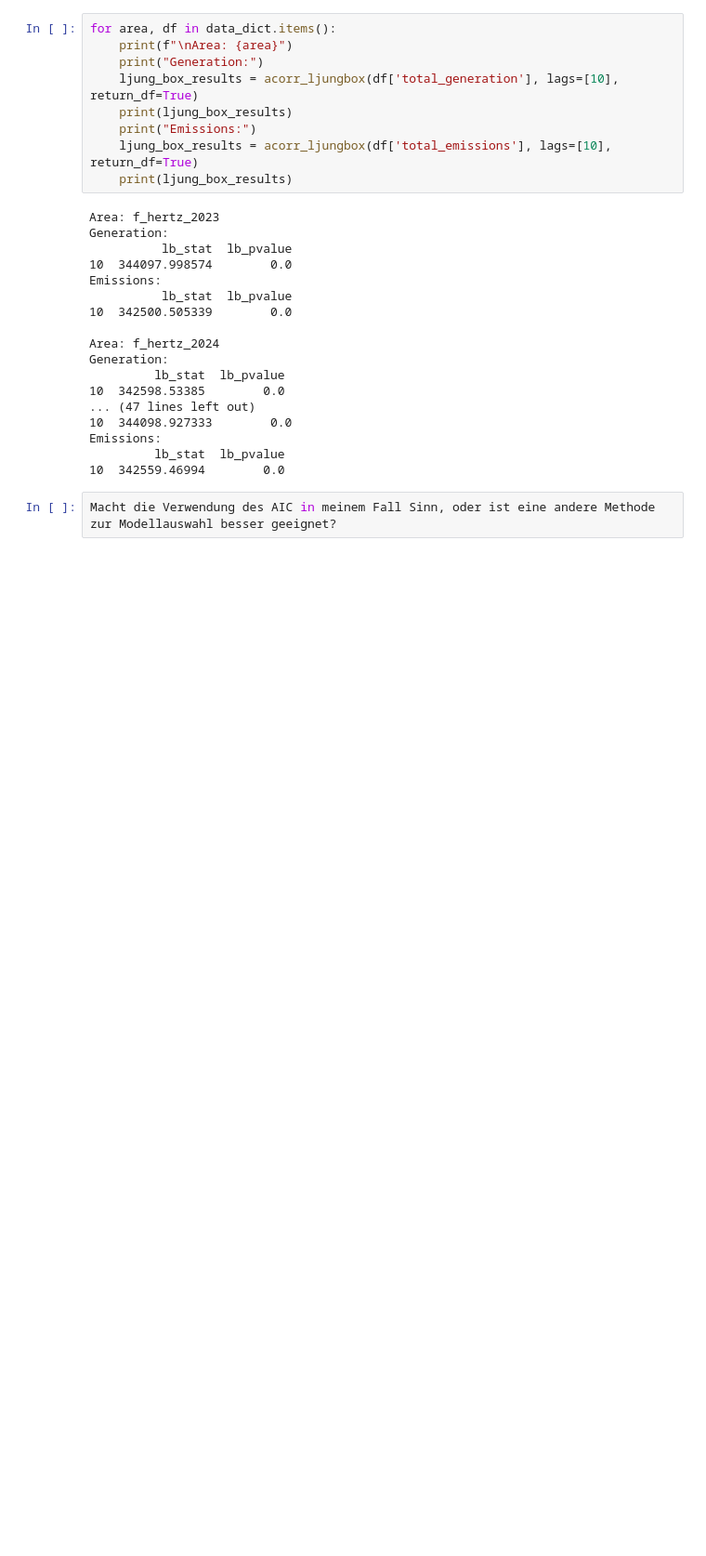
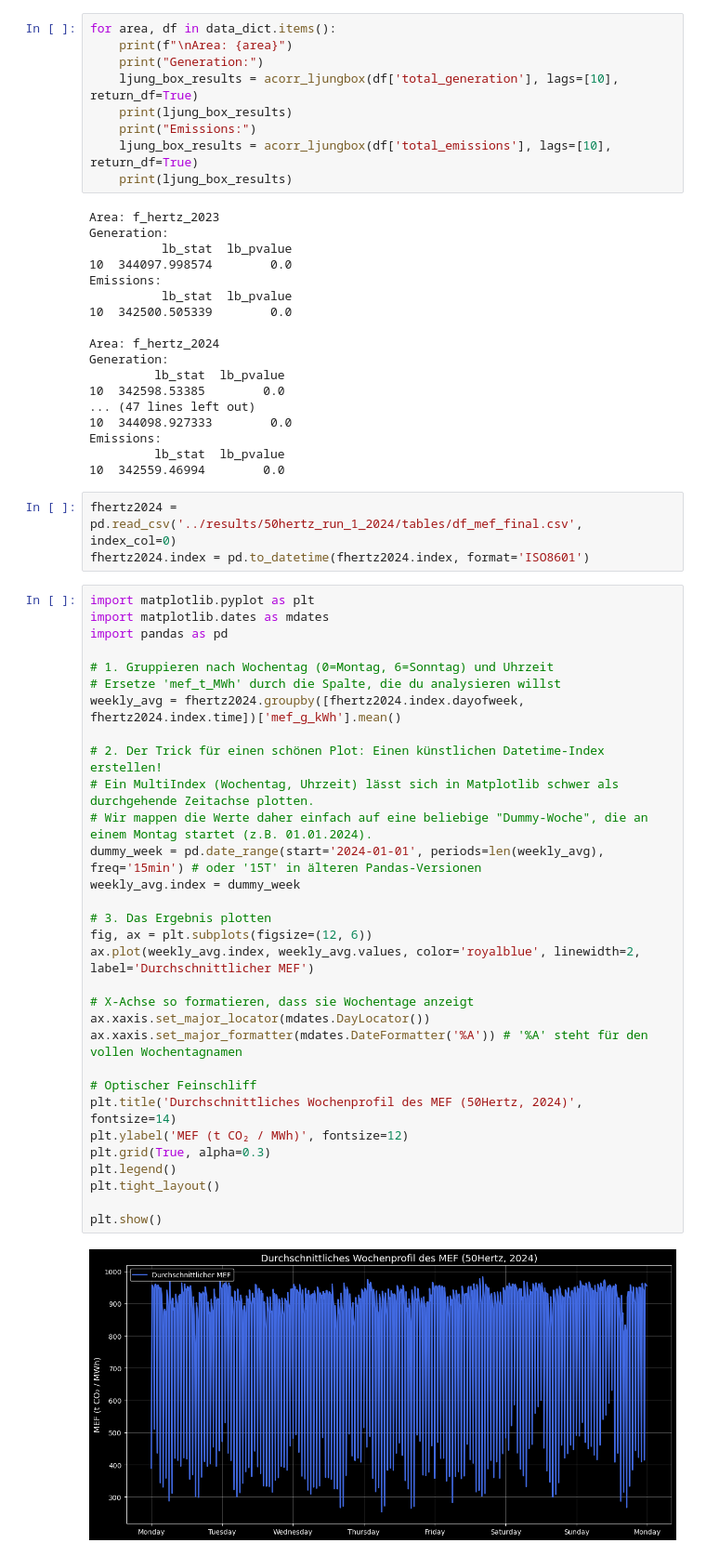
Before and after one commit to AK960/marginal-emissions-germany, a Jupyter notebook: notebooks/test_stationarity.ipynb, the cells around one changed output. Shown at 93% size. Cells and saved outputs as stored; diff of their text form; blank space fills up the shorter version.

```diff
--- a/notebooks/test_stationarity.ipynb
+++ b/notebooks/test_stationarity.ipynb
@@ -112,4 +112,38 @@ Emissions:
          lb_stat  lb_pvalue
 10  342559.46994        0.0
 # %%
-Macht die Verwendung des AIC in meinem Fall Sinn, oder ist eine andere Methode zur Modellauswahl besser geeignet?
+fhertz2024 = pd.read_csv('../results/50hertz_run_1_2024/tables/df_mef_final.csv', index_col=0)
+fhertz2024.index = pd.to_datetime(fhertz2024.index, format='ISO8601')
+# %%
+import matplotlib.pyplot as plt
+import matplotlib.dates as mdates
+import pandas as pd
+
+# 1. Gruppieren nach Wochentag (0=Montag, 6=Sonntag) und Uhrzeit
+# Ersetze 'mef_t_MWh' durch die Spalte, die du analysieren willst
+weekly_avg = fhertz2024.groupby([fhertz2024.index.dayofweek, fhertz2024.index.time])['mef_g_kWh'].mean()
+
+# 2. Der Trick für einen schönen Plot: Einen künstlichen Datetime-Index erstellen!
+# Ein MultiIndex (Wochentag, Uhrzeit) lässt sich in Matplotlib schwer als durchgehende Zeitachse plotten.
+# Wir mappen die Werte daher einfach auf eine beliebige "Dummy-Woche", die an einem Montag startet (z.B. 01.01.2024).
+dummy_week = pd.date_range(start='2024-01-01', periods=len(weekly_avg), freq='15min') # oder '15T' in älteren Pandas-Versionen
+weekly_avg.index = dummy_week
+
+# 3. Das Ergebnis plotten
+fig, ax = plt.subplots(figsize=(12, 6))
+ax.plot(weekly_avg.index, weekly_avg.values, color='royalblue', linewidth=2, label='Durchschnittlicher MEF')
+
+# X-Achse so formatieren, dass sie Wochentage anzeigt
+ax.xaxis.set_major_locator(mdates.DayLocator())
+ax.xaxis.set_major_formatter(mdates.DateFormatter('%A')) # '%A' steht für den vollen Wochentagnamen
+
+# Optischer Feinschliff
+plt.title('Durchschnittliches Wochenprofil des MEF (50Hertz, 2024)', fontsize=14)
+plt.ylabel('MEF (t CO₂ / MWh)', fontsize=12)
+plt.grid(True, alpha=0.3)
+plt.legend()
+plt.tight_layout()
+
+plt.show()
+# %% [output]
+[figure, added]
```
Also changed, not shown: parts of 9 cells of this notebook, 9 other files.
